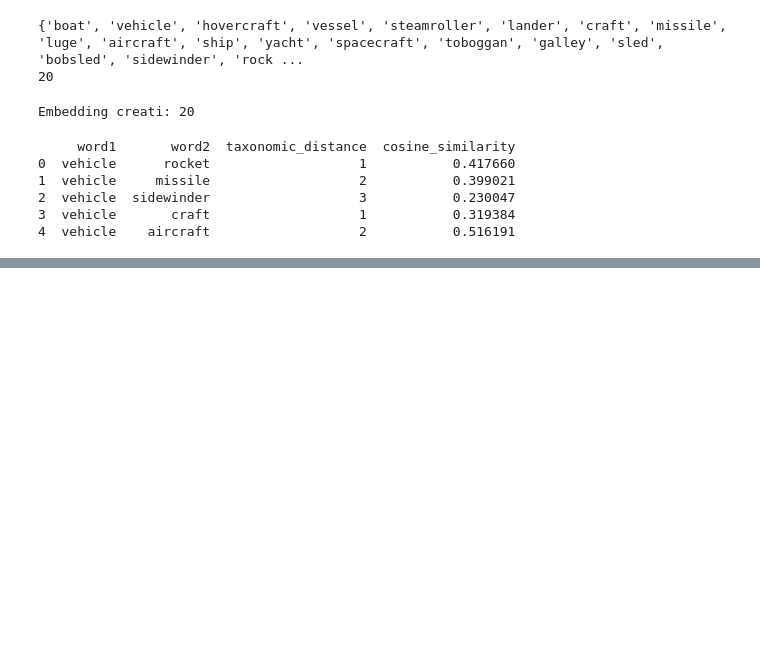
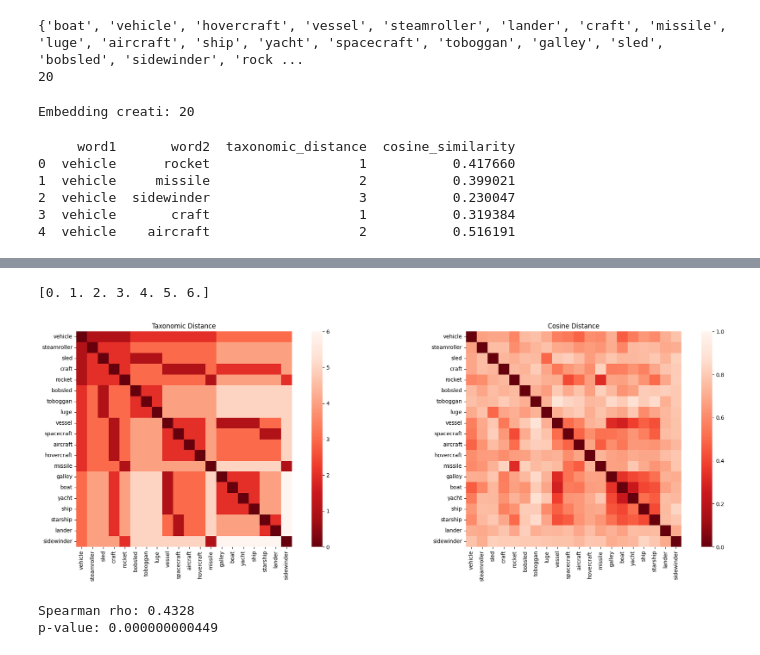
Before and after one commit to MarcoBuonanno/Tesi_2025-26-La-Geometria-degli-Embedding-di-un-LLm, a Jupyter notebook: Esercizio_2/Es2_tesi.ipynb, the cells around one changed output, grey strips where cells are left out. Cells and saved outputs as stored; diff of their text form; code cells hidden in the pictures; blank space fills up the shorter version.

Commit message:
prima parte dell'es_2

```diff
--- a/Esercizio_2/Es2_tesi.ipynb
+++ b/Esercizio_2/Es2_tesi.ipynb
@@ -116,0 +229,6 @@ taxonomic_df = pd.read_csv("results_taxonomic_tree_similarity.csv")
+# %%
+#cambio l'ordine degli elementi della matrice
+cosine_matrix = cosine_matrix.reindex(
+    index=ordered_words,
+    columns=ordered_words
+)
@@ -116,0 +265,68 @@ taxonomic_df = pd.read_csv("results_taxonomic_tree_similarity.csv")
+# %%
+print(np.unique(dist_matrix))
+# %% [output]
+[0. 1. 2. 3. 4. 5. 6.]
+# %%
+#Heatmap, prima faccio lista di matrici da visualizzare
+mats = [taxonomic_norm,
+        cosine_matrix.to_numpy()]  #la trasformo in un array
+
+titles = ["Taxonomic Distance",
+        'Cosine Distance']
+
+labels = [
+    node.split('.', 1)[0]
+    for node in sub_sorted_keys
+]
+# %%
+fig, axes = plt.subplots(1, 2, figsize=(21, 7))
+
+# Taxonomic distance
+sns.heatmap(
+    dist_matrix,
+    ax=axes[0],
+    xticklabels=labels,
+    yticklabels=labels,
+    cmap="Reds_r",
+    vmin=0,
+    vmax=6,
+    square=True
+)
+
+axes[0].set_title("Taxonomic Distance")
+axes[0].tick_params(axis="x", rotation=90)
+axes[0].tick_params(axis="y", rotation=0)
+
+# Cosine distance
+sns.heatmap(
+    cosine_matrix.to_numpy(),
+    ax=axes[1],
+    xticklabels=labels,
+    yticklabels=labels,
+    cmap="Reds_r",
+    vmin=0,
+    vmax=1,
+    square=True
+)
+
+axes[1].set_title("Cosine Distance")
+axes[1].tick_params(axis="x", rotation=90)
+axes[1].tick_params(axis="y", rotation=0)
+
+plt.tight_layout()
+plt.show()
+# %% [output]
+[figure, added]
+# %%
+#verificare la correlazione tra taxonomic distance e cosine distance
+
+rho, p_value = spearmanr(
+    taxonomic_df["taxonomic_distance"],
+    taxonomic_df["cosine_distance"]
+)
+
+print(f"Spearman rho: {rho:.4f}")
+print(f"p-value: {p_value:.12f}")
+# %% [output]
+Spearman rho: 0.4328
+p-value: 0.000000000449
```
Also changed, not shown: parts of 11 cells of this notebook, 3 other files.
